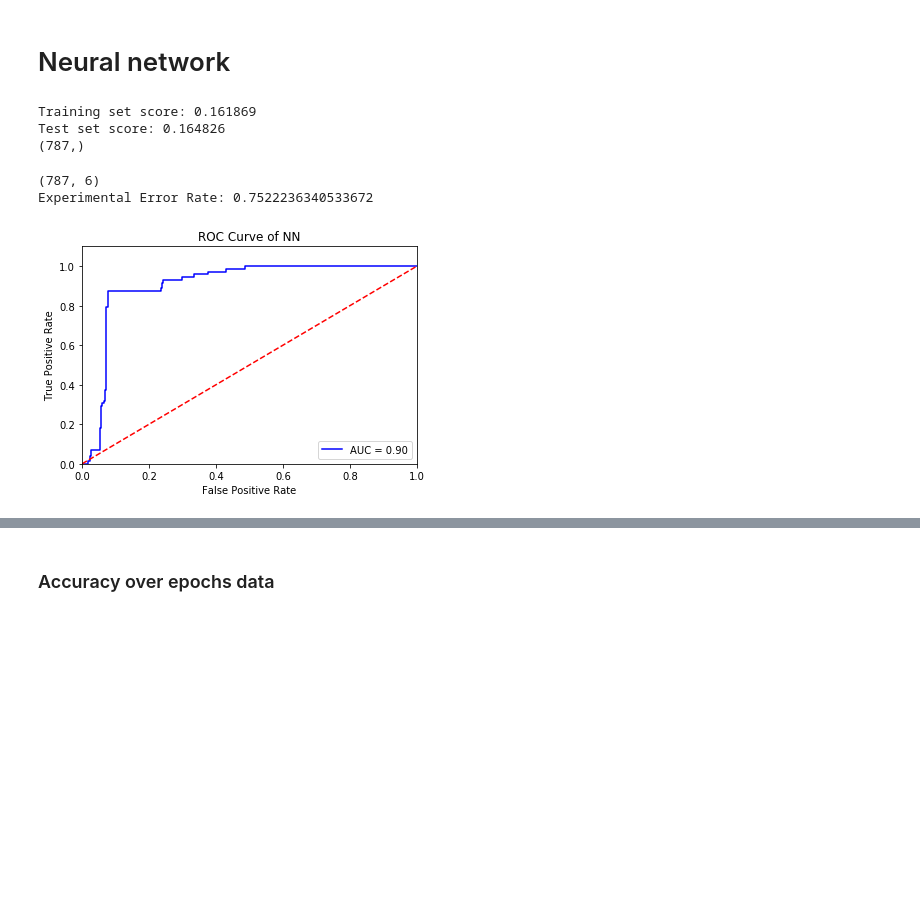
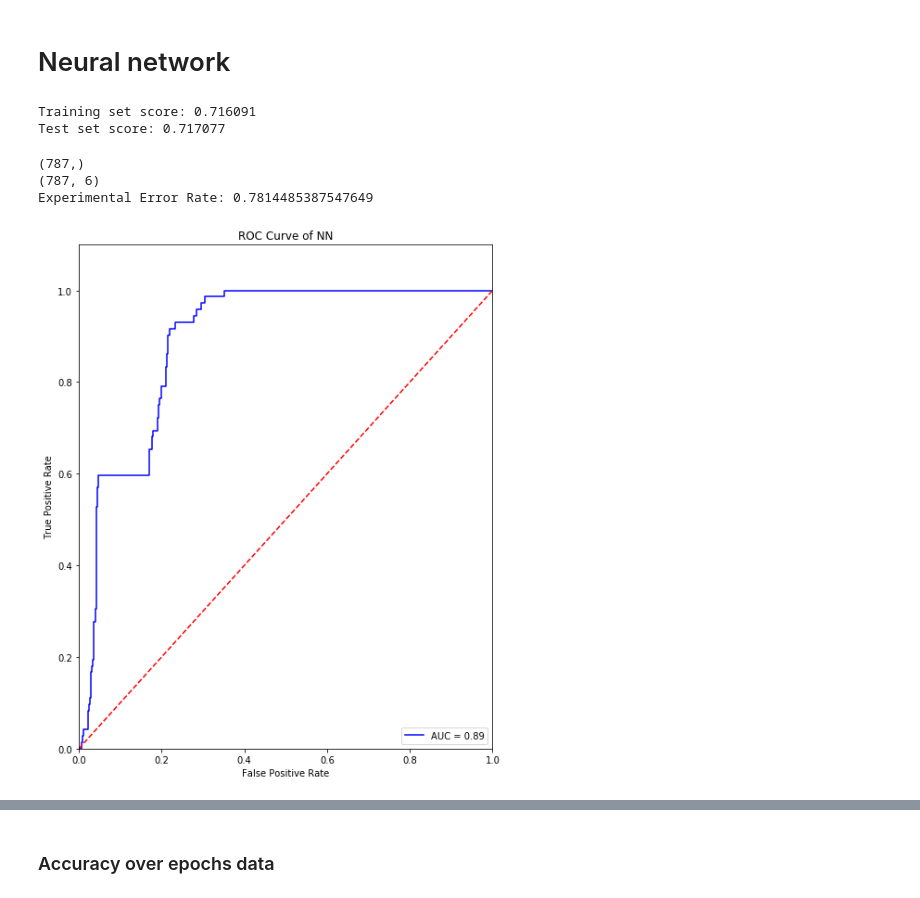
Before and after one commit to raman-noodles/raman-spectra-decomp-analysis, a Jupyter notebook: examples/supervised_machine_learning_dev.ipynb, the cells around one changed output, grey strips where cells are left out. Drawn from its saved outputs; the diff is of its cells as text; code cells hidden in the pictures; blank space fills up the shorter version.

Commit message:
all 11 calibration ML

```diff
--- a/examples/supervised_machine_learning_dev.ipynb
+++ b/examples/supervised_machine_learning_dev.ipynb
@@ -97,7 +97,7 @@ interp_FormicAcid
 |    |    residuals
 |    |    wavenumber
 # %%
-hdf5_interpfilename = '../ramandecompy/tests/test_files/supervised_calibration_interp-Copy2.hdf5'
+hdf5_interpfilename = '../ramandecompy/tests/test_files/supervised_calibration_interp-Copy1.hdf5'
 # first a function that will return a normalized interpolated spectra
 # target_compound = 'water'
 # compound = 'water'
@@ -120,7 +120,7 @@ print(key_list)
 # SAVE your hdf5 file before continuing and MAKE COPIES
 # %%
 hdf5_calfilename = 'supervised_calibration_dataset.hdf5' #update to hdf5_calfilename
-hdf5_expfilename = '../ramandecompy/tests/test_files/supervised_calibration_interp-Copy2.hdf5'
+hdf5_expfilename = '../ramandecompy/tests/test_files/supervised_calibration_interp-Copy1.hdf5'
 frames = []
 for i,key in enumerate(key_list):
     df =peakidentify.peak_assignment(hdf5_expfilename, key, hdf5_calfilename, 10, plot =False)
@@ -549,7 +554,7 @@ plt.savefig('Ridge_feature_selection', dpi=300, bbox_inches='tight')
 # %% [markdown]
 # Neural network
 # %%
-inputs=['fraction','sigma','amplitude','height','auc','center']
+inputs=['fraction','sigma','center','amplitude','height','auc']
 amt = len(cal)
 X=cal[inputs][:amt]
 y = cal['labelencoded'][:amt]
@@ -588,52 +593,51 @@ print("Training set score: %f" % clf.score(X_train, y_train))
 print("Test set score: %f" % clf.score(X_test, y_test))
 
 # instantiate the model with the best known parameters
-clf = MLPClassifier(solver='lbfgs', alpha=1e-5, batch_size=10000,verbose=0, max_iter=200, validation_fraction=0.33,
-                    hidden_layer_sizes=(5, 2), random_state=1)
 scaler = StandardScaler().fit(X_exp)
 X_exp_normalized = pd.DataFrame(data=scaler.transform(X_exp), columns=X_exp.columns)
-# train the model with X and y (not X_train and y_train)
-clf.fit(X_exp_normalized, y_exp)
 
-# make a prediction for an out-of-sample observation
-# print the shapes of the new y objects
-print(y_exp.shape)
-print(X_exp_normalized.shape)
 
-rate = clf.predict(X_exp_normalized) == y_exp # USE TO PREDICT NEW X DATA PUT INTO THE TRAINING MODEL
-print('Experimental Error Rate:', np.mean(rate)) # COMPARING THE PREDICTED VALUES WITH ACTUAL RATE VALUES
+
+
 
 from sklearn import metrics
 from sklearn.metrics import roc_curve
 from sklearn.metrics import auc
+# train the model with X and y (not X_train and y_train)
 clf.fit(X_exp_normalized, y_exp)
+# print the shapes of the new y objects
+print(y_exp.shape)
+print(X_exp_normalized.shape)
+# make a prediction for an out-of-sample observation
+rate = clf.predict(X_exp_normalized) == y_exp # USE TO PREDICT NEW X DATA PUT INTO THE TRAINING MODEL
+print('Experimental Error Rate:', np.mean(rate)) # COMPARING THE PREDICTED VALUES WITH ACTUAL RATE VALUES
 y_scores = clf.predict_proba(X_exp_normalized)
 fpr, tpr, thresholds = metrics.roc_curve(y_exp, y_scores[:, 1], pos_label=2)
 metrics.auc(fpr, tpr)
 roc_auc = auc(fpr, tpr)
 
 plt.plot(fpr, tpr, 'b', label = 'AUC = %0.2f' % roc_auc)
 plt.legend(loc = 'lower right')
 plt.plot([0, 1], [0, 1],'r--')
 plt.xlim([0, 1])
 plt.ylim([0, 1.1])
 plt.ylabel('True Positive Rate')
 plt.xlabel('False Positive Rate')
 plt.title('ROC Curve of NN')
 plt.show()
 # Pick hyper parameters change how fast your neaural network learns
 # change the conversion of the network settings and its accuracy settings
 # The epochs limit  can be changed into a conditiional function where
 # This is sayting just run  150 epochs and stop
 # THe neaural network can be inputed with certain data points for each epoch
 # The history object returned by the fit call contains the information in a fitting run.
 # %% [output]
-Training set score: 0.161869
-Test set score: 0.164826
-(787,)
+Training set score: 0.716091
+Test set score: 0.717077
+(787,)
 (787, 6)
-Experimental Error Rate: 0.7522236340533672
+Experimental Error Rate: 0.7814485387547649
-[figure, old version]
+[figure, new version]
 # %%
 clf = MLPClassifier(hidden_layer_sizes=(100, 100), max_iter=400, alpha=1e-4,
                     solver='sgd', verbose=10, tol=1e-4, random_state=1)
```
Also changed, not shown: parts of 29 cells of this notebook.
